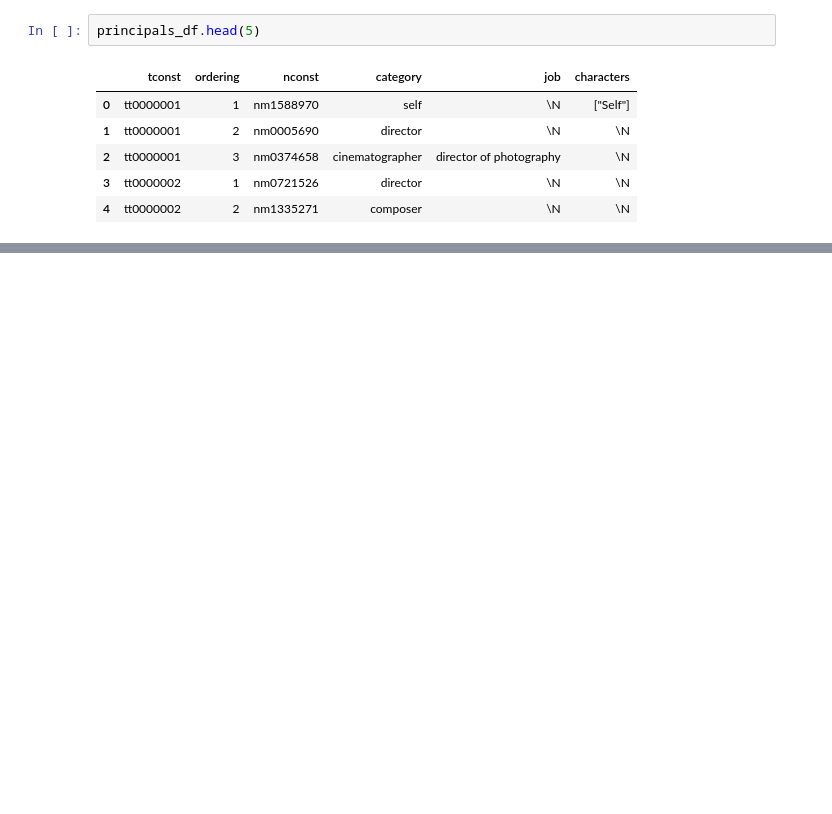
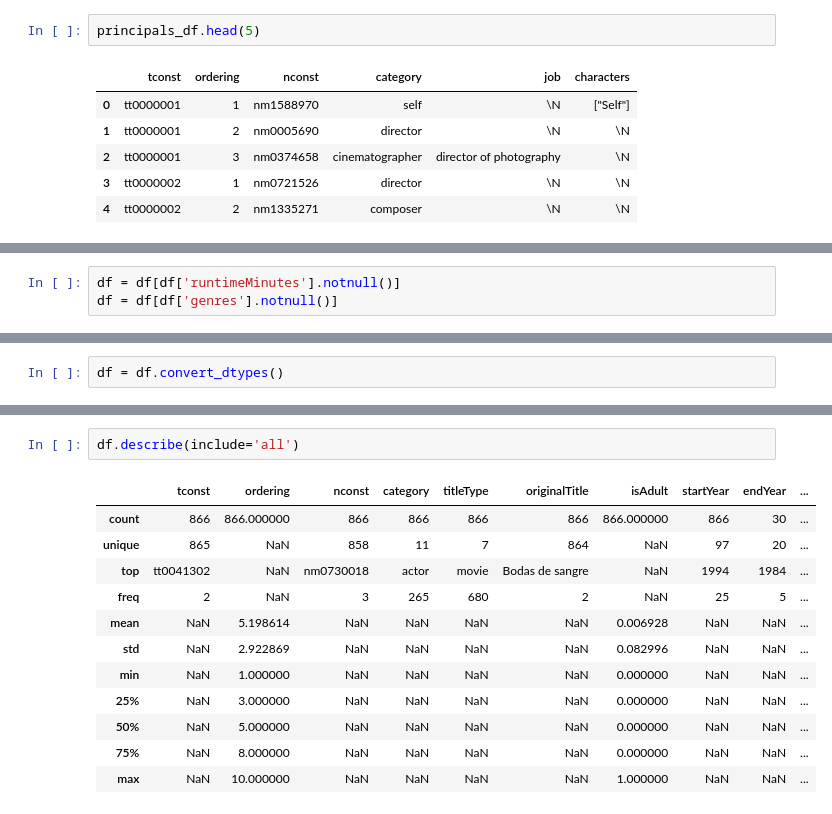
Before and after one commit to datacloudgui/Data_Exploration_1M_Movies, a Jupyter notebook: 1M_Movies_Data_exploration.ipynb, the cells around one changed output, grey strips where cells are left out. Cells and saved outputs as stored; diff of their text form; blank space fills up the shorter version.

```diff
--- a/1M_Movies_Data_exploration.ipynb
+++ b/1M_Movies_Data_exploration.ipynb
@@ -100,0 +206,3 @@ exploratorio feature...
+# %%
+df = df[df['runtimeMinutes'].notnull()]
+df = df[df['genres'].notnull()]
@@ -100,0 +231,2 @@ exploratorio feature...
+# %%
+df = df.convert_dtypes()
@@ -100,0 +270,15 @@ exploratorio feature...
+# %%
+df.describe(include='all')
+# %% [output]
+|  | tconst | ordering | nconst | category | titleType | originalTitle | isAdult | startYear | endYear | ... |
+| count | 866 | 866.000000 | 866 | 866 | 866 | 866 | 866.000000 | 866 | 30 | ... |
+| unique | 865 | NaN | 858 | 11 | 7 | 864 | NaN | 97 | 20 | ... |
+| top | tt0041302 | NaN | nm0730018 | actor | movie | Bodas de sangre | NaN | 1994 | 1984 | ... |
+| freq | 2 | NaN | 3 | 265 | 680 | 2 | NaN | 25 | 5 | ... |
+| mean | NaN | 5.198614 | NaN | NaN | NaN | NaN | 0.006928 | NaN | NaN | ... |
+| std | NaN | 2.922869 | NaN | NaN | NaN | NaN | 0.082996 | NaN | NaN | ... |
+| min | NaN | 1.000000 | NaN | NaN | NaN | NaN | 0.000000 | NaN | NaN | ... |
+| 25% | NaN | 3.000000 | NaN | NaN | NaN | NaN | 0.000000 | NaN | NaN | ... |
+| 50% | NaN | 5.000000 | NaN | NaN | NaN | NaN | 0.000000 | NaN | NaN | ... |
+| 75% | NaN | 8.000000 | NaN | NaN | NaN | NaN | 0.000000 | NaN | NaN | ... |
+| max | NaN | 10.000000 | NaN | NaN | NaN | NaN | 1.000000 | NaN | NaN | ... |
```
Also changed, not shown: parts of 42 cells of this notebook.
